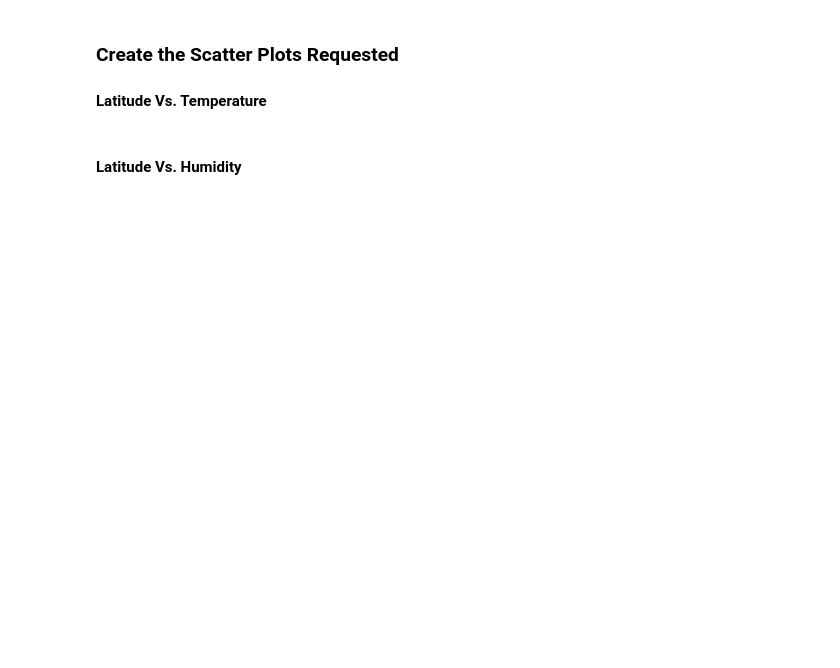
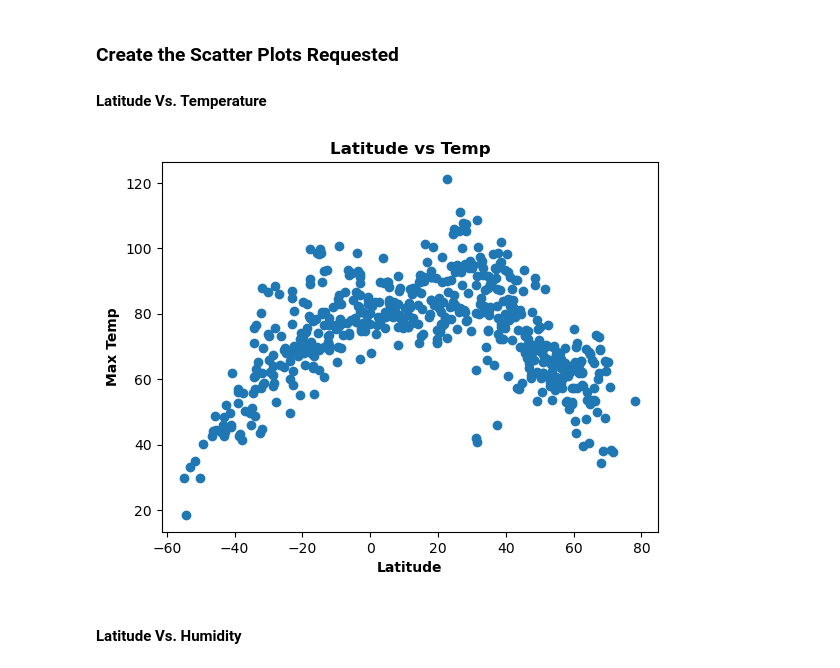
Before and after one commit to TJDavis91/Python_API-Challenge, a Jupyter notebook: WeatherPy/WeatherPy.ipynb, the cells around one changed output. Drawn from its saved outputs; the diff is of its cells as text; code cells hidden in the pictures; blank space fills up the shorter version.

Commit message:
Finished WeatherPy code and all scatter plots

```diff
--- a/WeatherPy/WeatherPy.ipynb
+++ b/WeatherPy/WeatherPy.ipynb
@@ -191,6 +185,6 @@ OSError: Cannot save file into a non-existent directory: 'output_data'
 # %%
 # Read saved data
-city_data_df = pd.read_csv("WeatherPy/output_data/cities.csv", index_col="City_ID")
+city_data_df = pd.read_csv("output_data/cities.csv", index_col="City_ID")
 
 # Display sample data
 city_data_df.head()
@@ -203,15 +206,24 @@ FileNotFoundError: [Errno 2] No such file or directory: 'WeatherPy/output_data/c
 # %%
 # Build scatter plot for latitude vs. temperature
 # YOUR CODE HERE
+x_values = city_data_df["Lat"]
+y_values = city_data_df["Max Temp"]
+plt.scatter(x_values, y_values, marker="o")
 
 # Incorporate the other graph properties
 # YOUR CODE HERE
+plt.xlabel("Latitude", fontweight="bold")
+plt.ylabel("Max Temp", fontweight="bold")
+plt.title("Latitude vs Temp", fontweight="bold")
 
 # Save the figure
+
 plt.savefig("output_data/Fig1.png")
 
 # Show plot
 plt.show()
+# %% [output]
+[figure, added]
 # %% [markdown]
 #### Latitude Vs. Humidity
 # %%
```
Also changed, not shown: parts of 37 cells of this notebook, 5 other files.
